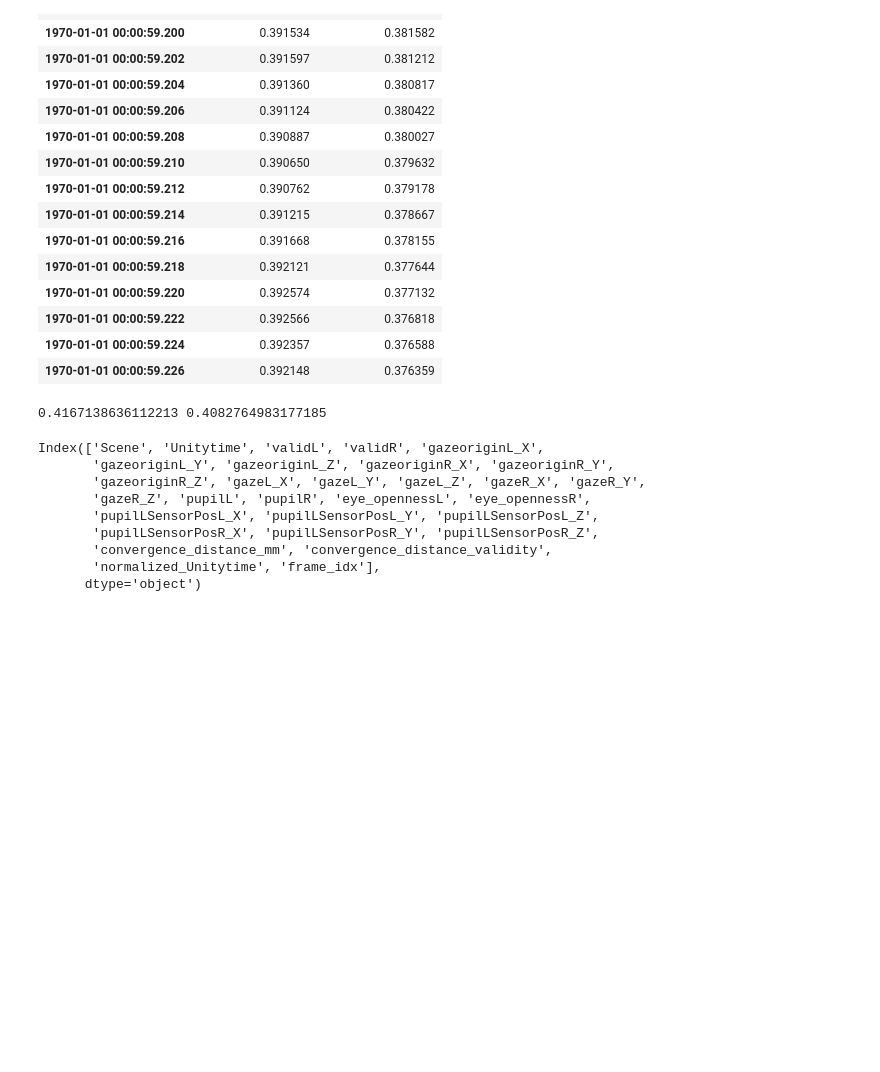
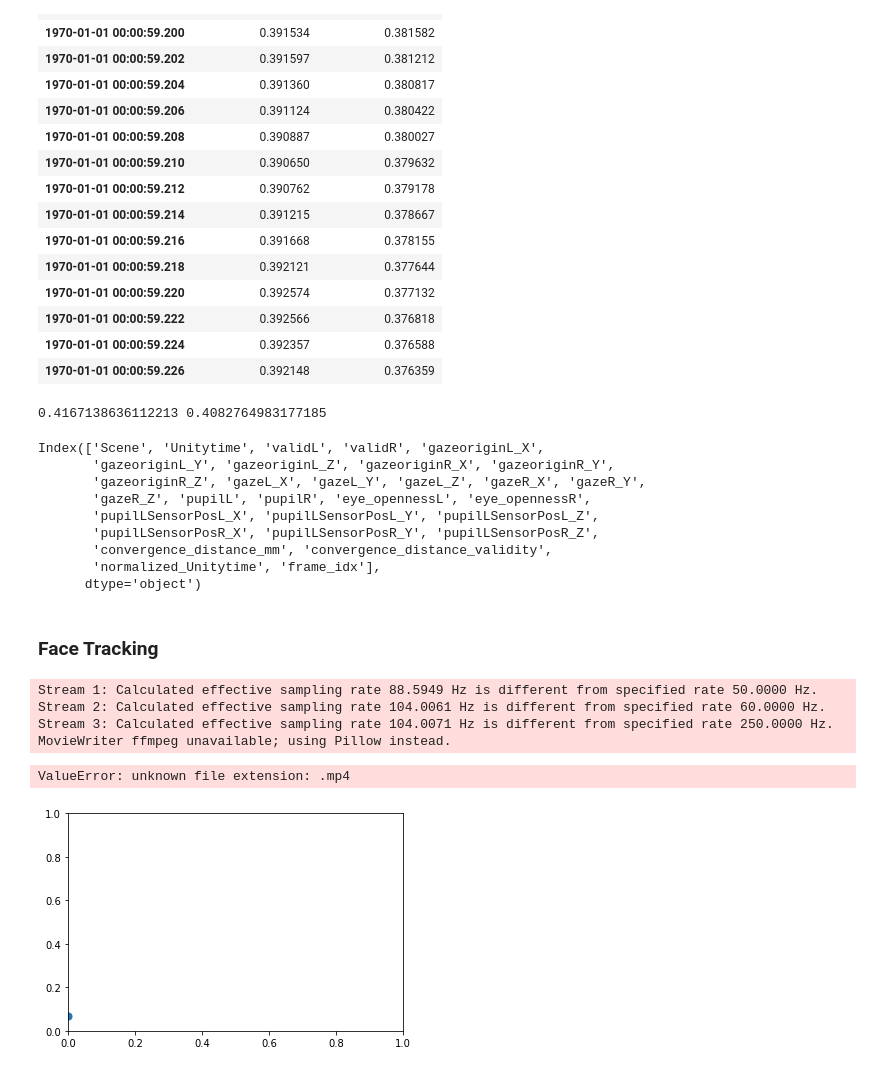
Before and after one commit to Catonpancake/sdphysiology, a Jupyter notebook: videoeyetracking.ipynb, the cells around one changed output. Saved outputs shown, nothing was run; the diff lists cells and outputs as text; code cells hidden in the pictures; blank space fills up the shorter version.

```diff
--- a/videoeyetracking.ipynb
+++ b/videoeyetracking.ipynb
@@ -387,0 +492,56 @@ Index(['Scene', 'Unitytime', 'validL', 'validR', 'gazeoriginL_X',
+# %% [markdown]
+### Face Tracking
+# %%
+import pyxdf
+import matplotlib.pyplot as plt
+from matplotlib.animation import FuncAnimation
+import numpy as np
+import cv2
+
+# Load the .xdf file
+file_path = './pilot2/raw/sangsu/sangsu_VR.xdf'
+streams, header = pyxdf.load_xdf(file_path)
+
+# Find the stream containing lip tracking data
+lip_stream = None
+for stream in streams:
+    if "lip" in stream['info']['name'][0].lower():  # Assumes "lip" is in the name
+        lip_stream = stream
+        break
+
+if not lip_stream:
+    raise ValueError("No stream containing 'lip' data found in the .xdf file.")
+
+# Extract lip tracking data (e.g., x, y coordinates)
+timestamps = np.array(lip_stream['time_stamps'])
+lip_data = np.array(lip_stream['time_series'])  # Assuming 2D (x, y) or 3D (x, y, z) data
+
+# Normalize data for visualization
+lip_data_normalized = (lip_data - np.min(lip_data, axis=0)) / (np.max(lip_data, axis=0) - np.min(lip_data, axis=0))
+
+# Create a real-time animation
+fig, ax = plt.subplots()
+scat = ax.scatter([], [], s=50)
+
+def init():
+    ax.set_xlim(0, 1)  # Normalized range for x
+    ax.set_ylim(0, 1)  # Normalized range for y
+    return scat,
+
+def update(frame):
+    x, y = lip_data_normalized[frame, :2]  # Extract x, y for the current frame
+    scat.set_offsets([x, y])
+    return scat,
+
+ani = FuncAnimation(fig, update, frames=len(lip_data_normalized), init_func=init, interval=30, blit=True)
+
+# Save animation as video
+ani.save("./pilot2/processed/lip_tracking.mp4", writer='ffmpeg', fps=30)
+plt.show()
+# %% [output]
+Stream 1: Calculated effective sampling rate 88.5949 Hz is different from specified rate 50.0000 Hz.
+Stream 2: Calculated effective sampling rate 104.0061 Hz is different from specified rate 60.0000 Hz.
+Stream 3: Calculated effective sampling rate 104.0071 Hz is different from specified rate 250.0000 Hz.
+MovieWriter ffmpeg unavailable; using Pillow instead.
+ValueError: unknown file extension: .mp4
+[figure, added]
```
Also changed, not shown: parts of 1 cell of this notebook, 1 other file.
